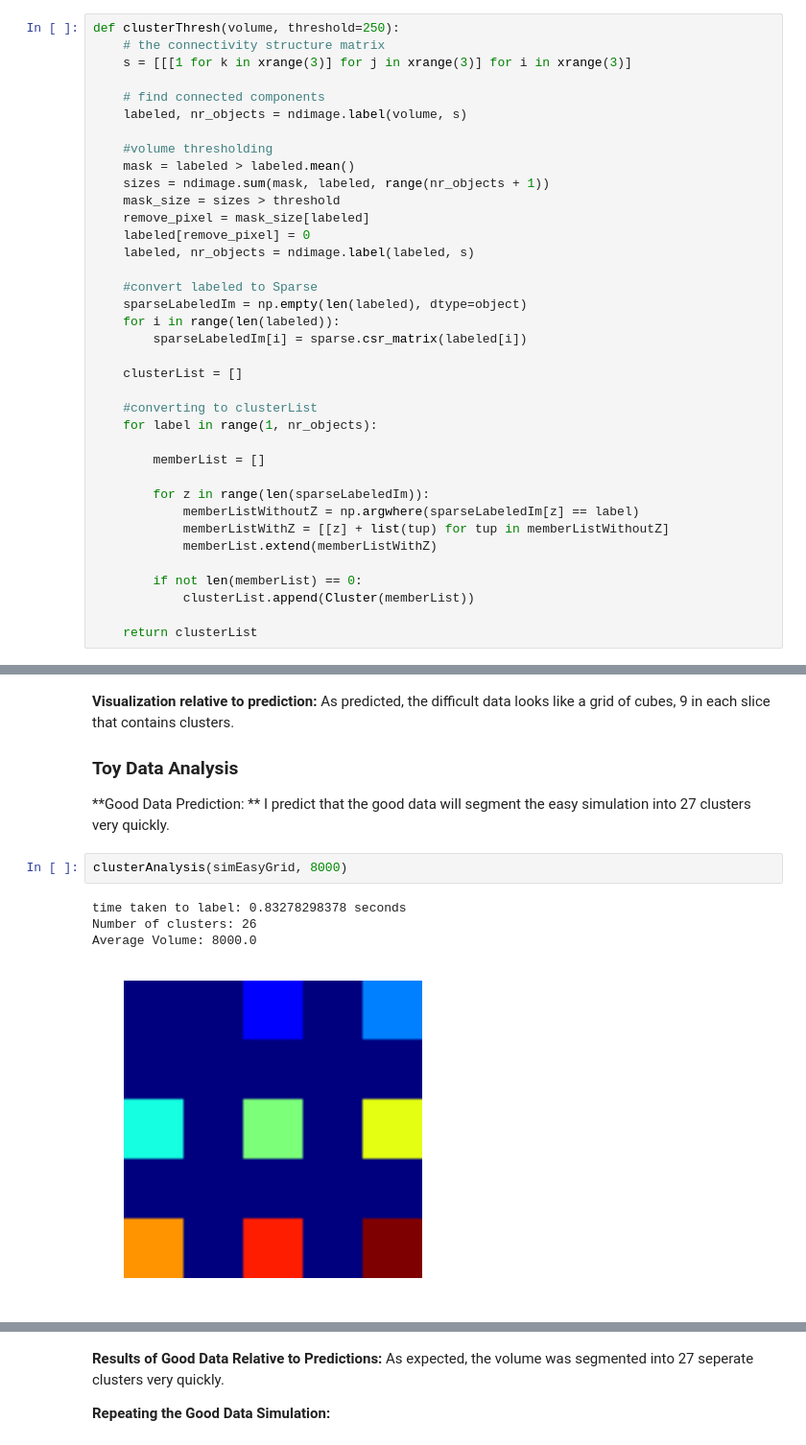
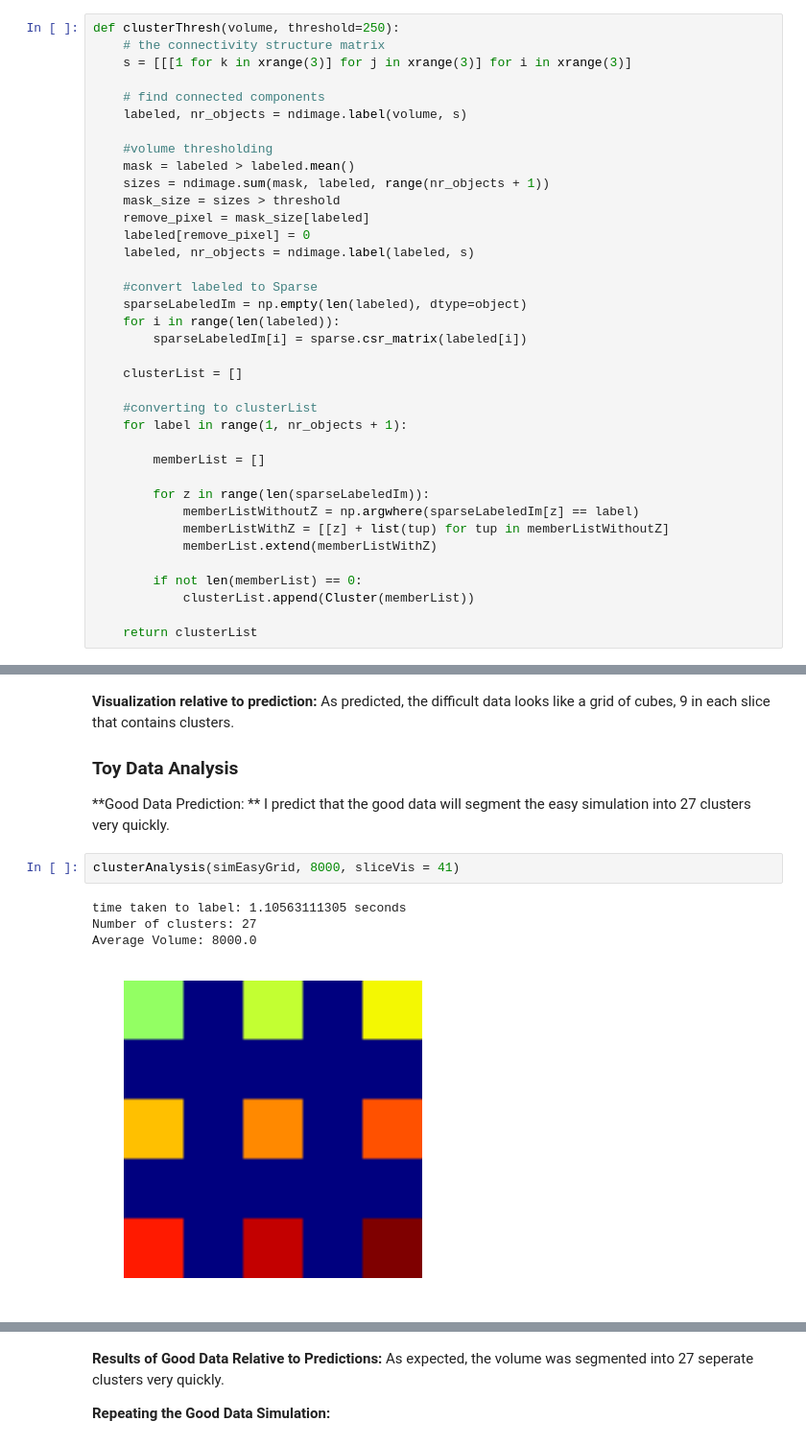
Before and after one commit to NeuroDataDesign/pan-synapse, a Jupyter notebook: background/Cluster_Thresh_Algorithms.md.ipynb, the cells around one changed output, grey strips where cells are left out. Shown at 96% size. Saved outputs shown, nothing was run; the diff lists cells and outputs as text.

Commit message:
finished clusterThresh algorithms.md

```diff
--- a/background/Cluster_Thresh_Algorithms.md.ipynb
+++ b/background/Cluster_Thresh_Algorithms.md.ipynb
@@ -53,7 +55,7 @@ def clusterThresh(volume, threshold=250):
     clusterList = []
 
     #converting to clusterList
-    for label in range(1, nr_objects):
+    for label in range(1, nr_objects + 1):
 
         memberList = []
 
@@ -171,9 +173,9 @@ plt.show()
 **Good Data Prediction: **
 I predict that the good data will segment the easy simulation into 27 clusters very quickly.
 # %%
-clusterAnalysis(simEasyGrid, 8000)
+clusterAnalysis(simEasyGrid, 8000, sliceVis = 41)
 # %% [output]
-time taken to label: 0.83278298378 seconds
-Number of clusters: 26
+time taken to label: 1.10563111305 seconds
+Number of clusters: 27
 Average Volume: 8000.0
-[figure, old version]
+[figure, new version]
```
Also changed, not shown: parts of 16 cells of this notebook, 1 other file.
